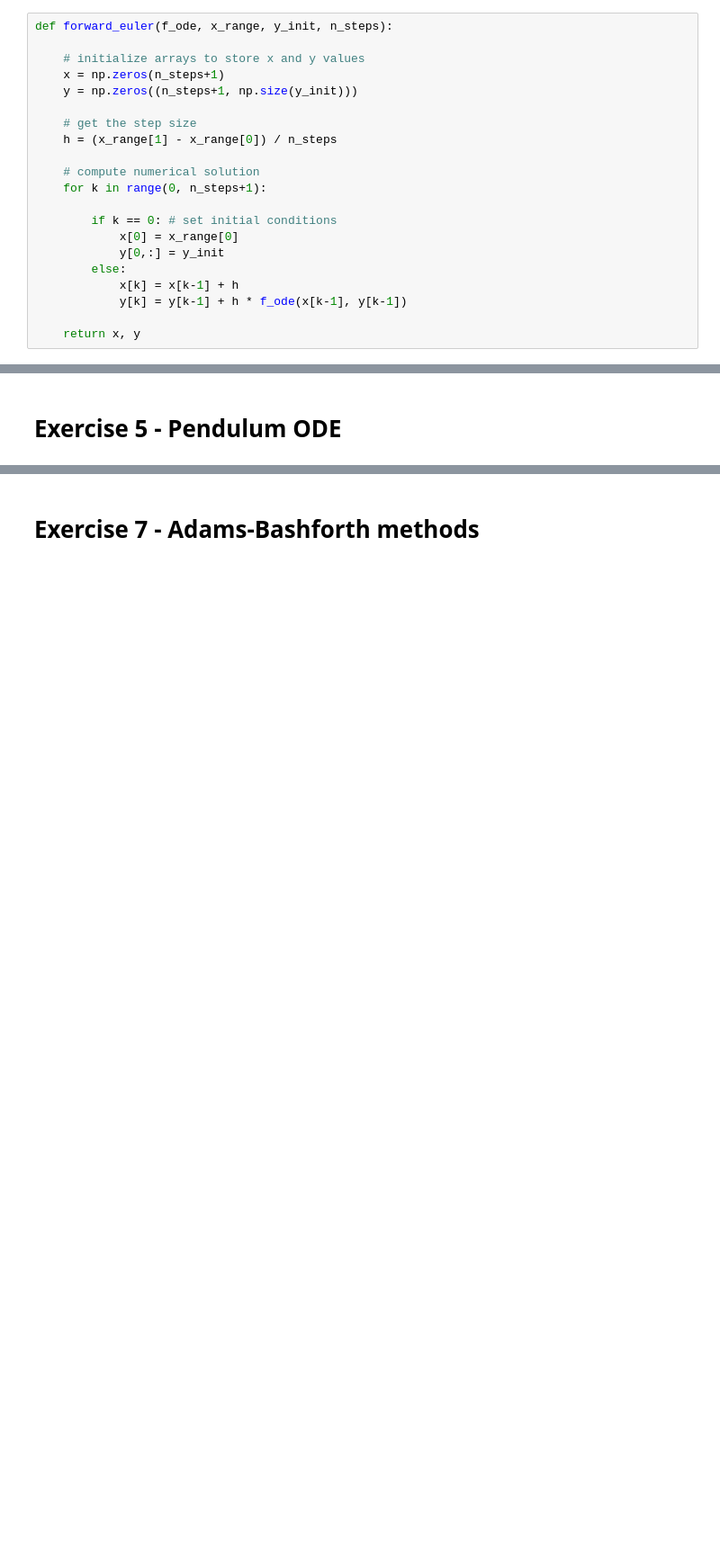
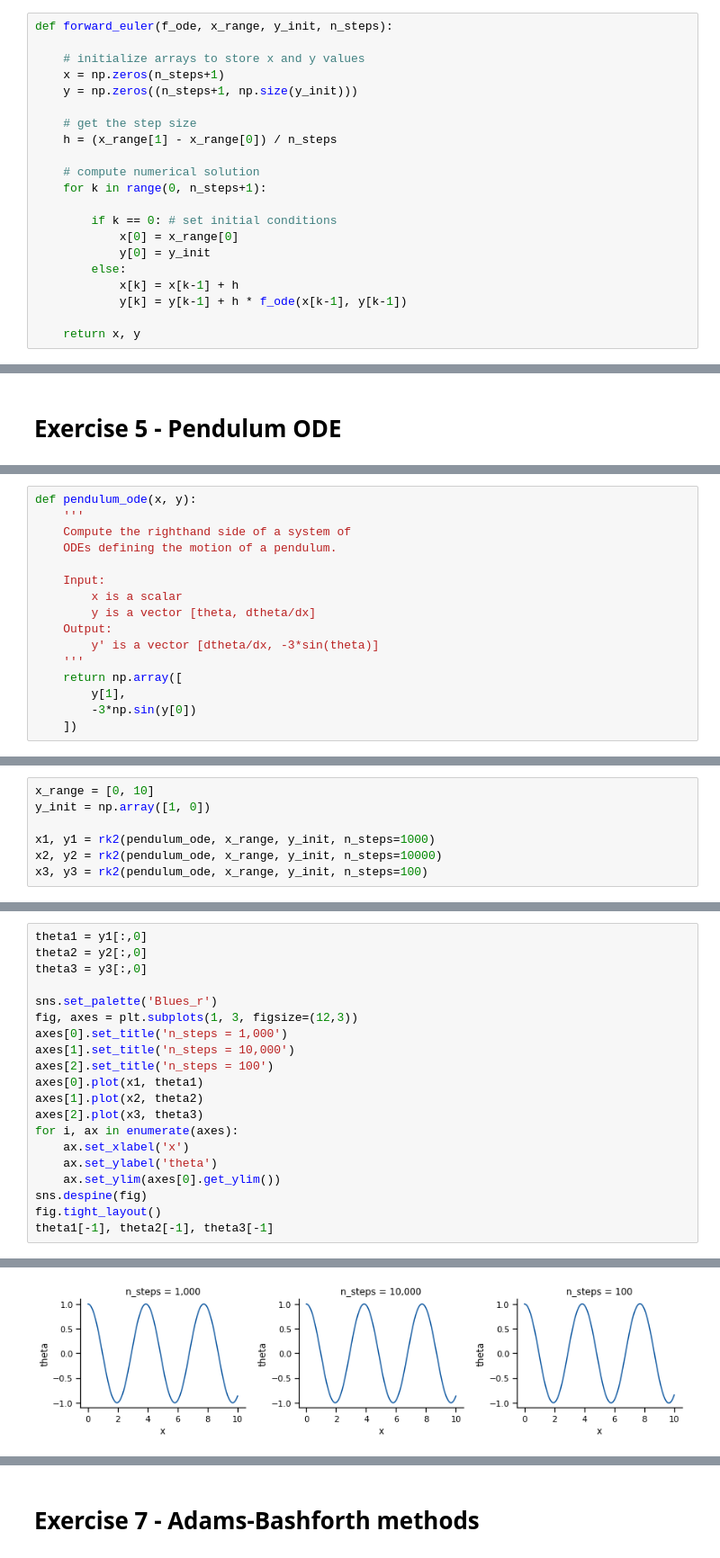
Before and after one commit to mattragoza/MATH2071, a Jupyter notebook: lab-2/explicit_ODE_methods.ipynb, the cells around one changed output, grey strips where cells are left out. Shown: that part at 90% size. Drawn from its saved outputs; the diff is of its cells as text; blank space fills up the shorter version.

```diff
--- a/lab-2/explicit_ODE_methods.ipynb
+++ b/lab-2/explicit_ODE_methods.ipynb
@@ -48,7 +50,7 @@ def forward_euler(f_ode, x_range, y_init, n_steps):
 
         if k == 0: # set initial conditions
             x[0] = x_range[0]
-            y[0,:] = y_init
+            y[0] = y_init
         else:
             x[k] = x[k-1] + h
             y[k] = y[k-1] + h * f_ode(x[k-1], y[k-1])
@@ -451,0 +491,16 @@ array([-2.59399855])
+# %%
+def pendulum_ode(x, y):
+    '''
+    Compute the righthand side of a system of
+    ODEs defining the motion of a pendulum.
+
+    Input:
+        x is a scalar
+        y is a vector [theta, dtheta/dx]
+    Output:
+        y' is a vector [dtheta/dx, -3*sin(theta)]
+    '''
+    return np.array([
+        y[1],
+        -3*np.sin(y[0])
+    ])
@@ -451,0 +511,7 @@ array([-2.59399855])
+# %%
+x_range = [0, 10]
+y_init = np.array([1, 0])
+
+x1, y1 = rk2(pendulum_ode, x_range, y_init, n_steps=1000)
+x2, y2 = rk2(pendulum_ode, x_range, y_init, n_steps=10000)
+x3, y3 = rk2(pendulum_ode, x_range, y_init, n_steps=100)
@@ -451,0 +520,21 @@ array([-2.59399855])
+# %%
+theta1 = y1[:,0]
+theta2 = y2[:,0]
+theta3 = y3[:,0]
+
+sns.set_palette('Blues_r')
+fig, axes = plt.subplots(1, 3, figsize=(12,3))
+axes[0].set_title('n_steps = 1,000')
+axes[1].set_title('n_steps = 10,000')
+axes[2].set_title('n_steps = 100')
+axes[0].plot(x1, theta1)
+axes[1].plot(x2, theta2)
+axes[2].plot(x3, theta3)
+for i, ax in enumerate(axes):
+    ax.set_xlabel('x')
+    ax.set_ylabel('theta')
+    ax.set_ylim(axes[0].get_ylim())
+sns.despine(fig)
+fig.tight_layout()
+theta1[-1], theta2[-1], theta3[-1]
+# %% [output]
@@ -451,0 +542 @@ array([-2.59399855])
+[figure, added]
```
Also changed, not shown: parts of 68 cells of this notebook.
